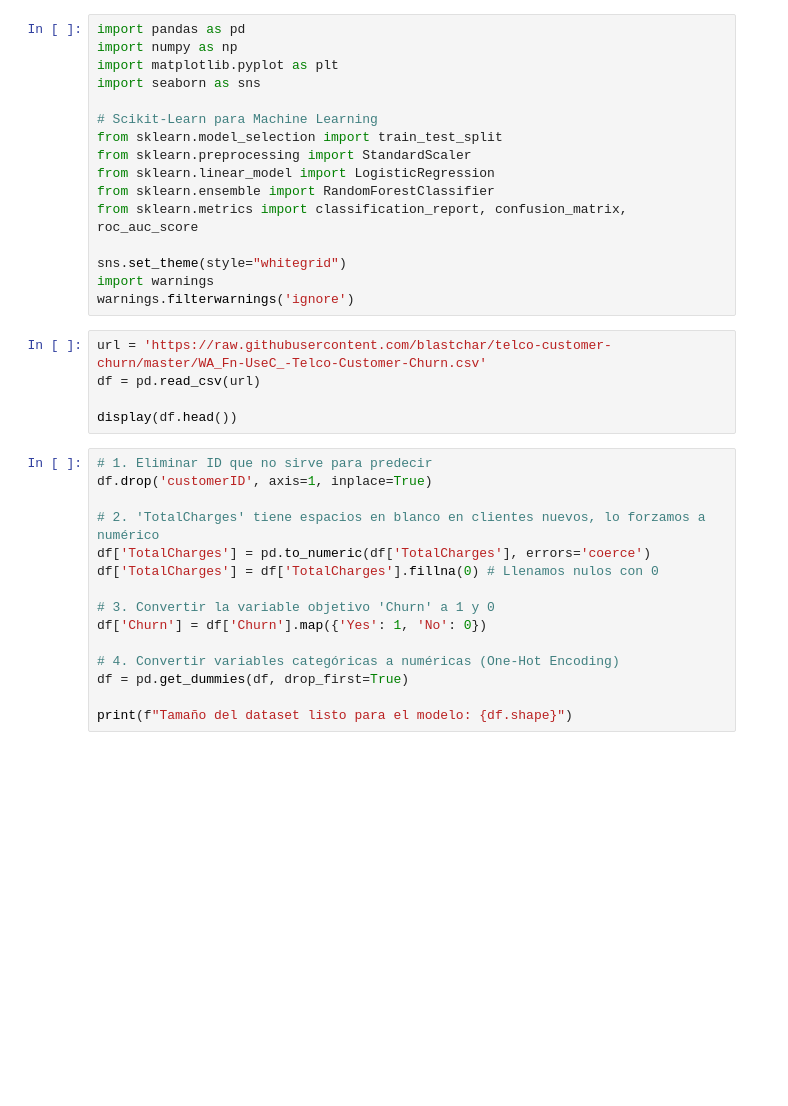
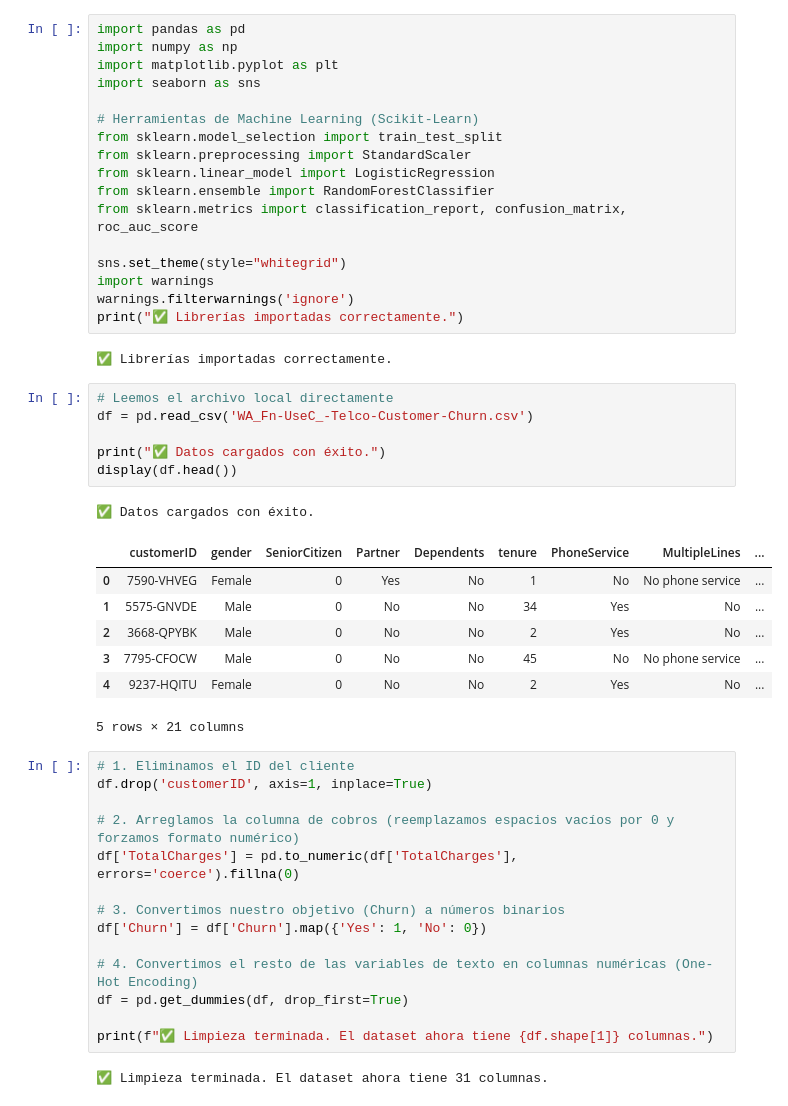
Before and after one commit to delfibarros-lab/churn-prediction, a Jupyter notebook: Churn_Prediction_Portfolio.ipynb, the cells around one changed output. Drawn from its saved outputs; the diff is of its cells as text; blank space fills up the shorter version.

```diff
--- a/Churn_Prediction_Portfolio.ipynb
+++ b/Churn_Prediction_Portfolio.ipynb
@@ -6,7 +6,7 @@ import numpy as np
 import matplotlib.pyplot as plt
 import seaborn as sns
 
-# Scikit-Learn para Machine Learning
+# Herramientas de Machine Learning (Scikit-Learn)
 from sklearn.model_selection import train_test_split
 from sklearn.preprocessing import StandardScaler
 from sklearn.linear_model import LogisticRegression
@@ -16,24 +16,38 @@ from sklearn.metrics import classification_report, confusion_matrix, roc_auc_sco
 sns.set_theme(style="whitegrid")
 import warnings
 warnings.filterwarnings('ignore')
+print("✅ Librerías importadas correctamente.")
+# %% [output]
+✅ Librerías importadas correctamente.
-# %%
-url = 'https://raw.githubusercontent.com/blastchar/telco-customer-churn/master/WA_Fn-UseC_-Telco-Customer-Churn.csv'
-df = pd.read_csv(url)
-
-display(df.head())
+# %%
+# Leemos el archivo local directamente
+df = pd.read_csv('WA_Fn-UseC_-Telco-Customer-Churn.csv')
+
+print("✅ Datos cargados con éxito.")
+display(df.head())
+# %% [output]
+✅ Datos cargados con éxito.
+|  | customerID | gender | SeniorCitizen | Partner | Dependents | tenure | PhoneService | MultipleLines | ... |
+| 0 | 7590-VHVEG | Female | 0 | Yes | No | 1 | No | No phone service | ... |
+| 1 | 5575-GNVDE | Male | 0 | No | No | 34 | Yes | No | ... |
+| 2 | 3668-QPYBK | Male | 0 | No | No | 2 | Yes | No | ... |
+| 3 | 7795-CFOCW | Male | 0 | No | No | 45 | No | No phone service | ... |
+| 4 | 9237-HQITU | Female | 0 | No | No | 2 | Yes | No | ... |
+5 rows × 21 columns
 # %%
-# 1. Eliminar ID que no sirve para predecir
+# 1. Eliminamos el ID del cliente
 df.drop('customerID', axis=1, inplace=True)
 
-# 2. 'TotalCharges' tiene espacios en blanco en clientes nuevos, lo forzamos a numérico
-df['TotalCharges'] = pd.to_numeric(df['TotalCharges'], errors='coerce')
-df['TotalCharges'] = df['TotalCharges'].fillna(0) # Llenamos nulos con 0
+# 2. Arreglamos la columna de cobros (reemplazamos espacios vacíos por 0 y forzamos formato numérico)
+df['TotalCharges'] = pd.to_numeric(df['TotalCharges'], errors='coerce').fillna(0)
 
-# 3. Convertir la variable objetivo 'Churn' a 1 y 0
+# 3. Convertimos nuestro objetivo (Churn) a números binarios
 df['Churn'] = df['Churn'].map({'Yes': 1, 'No': 0})
 
-# 4. Convertir variables categóricas a numéricas (One-Hot Encoding)
+# 4. Convertimos el resto de las variables de texto en columnas numéricas (One-Hot Encoding)
 df = pd.get_dummies(df, drop_first=True)
 
-print(f"Tamaño del dataset listo para el modelo: {df.shape}")
+print(f"✅ Limpieza terminada. El dataset ahora tiene {df.shape[1]} columnas.")
+# %% [output]
+✅ Limpieza terminada. El dataset ahora tiene 31 columnas.
 # %%
```
Also changed, not shown: parts of 3 cells of this notebook.
